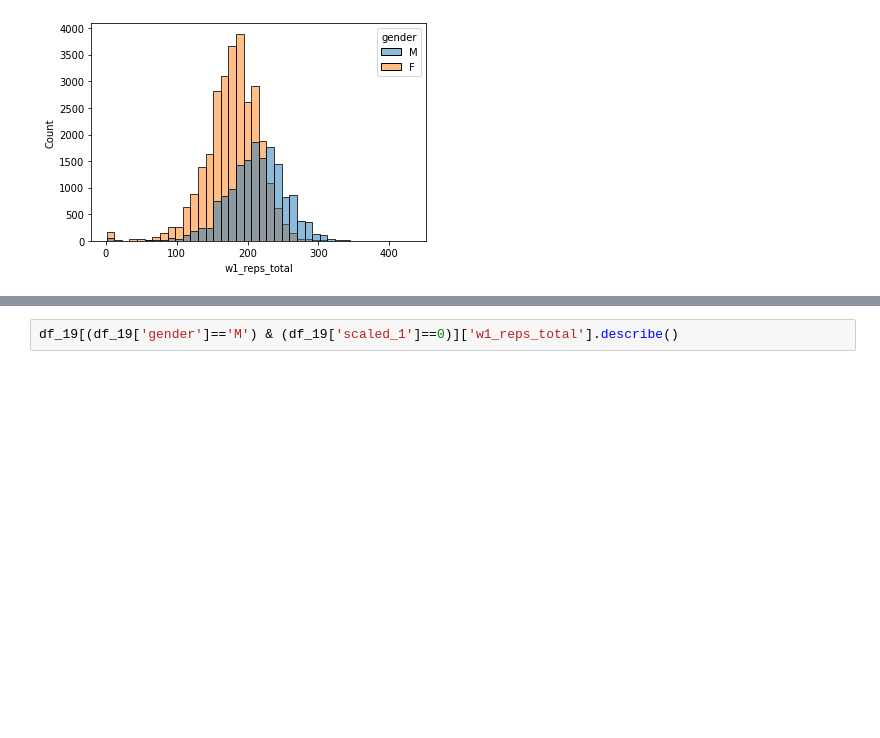
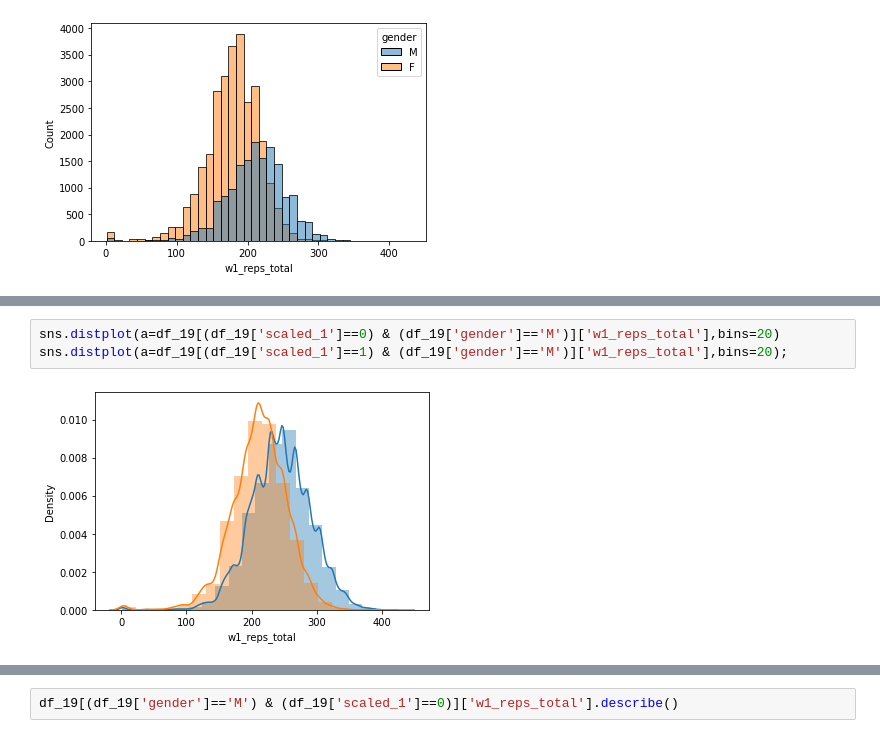
Before and after one commit to malefiz1988/project-crossfit-data, a Jupyter notebook: open_19_EDA_v01.ipynb, the cells around one changed output, grey strips where cells are left out. Cells and saved outputs as stored; diff of their text form; blank space fills up the shorter version.

```diff
--- a/open_19_EDA_v01.ipynb
+++ b/open_19_EDA_v01.ipynb
@@ -299,0 +320,5 @@ sns.histplot(data=df_19[df_19['scaled_1']==1],x='w1_reps_total',hue='gender',bin
+# %%
+sns.distplot(a=df_19[(df_19['scaled_1']==0) & (df_19['gender']=='M')]['w1_reps_total'],bins=20)
+sns.distplot(a=df_19[(df_19['scaled_1']==1) & (df_19['gender']=='M')]['w1_reps_total'],bins=20);
+# %% [output]
+[figure, added]
```
Also changed, not shown: parts of 21 cells of this notebook, 1 other file.
